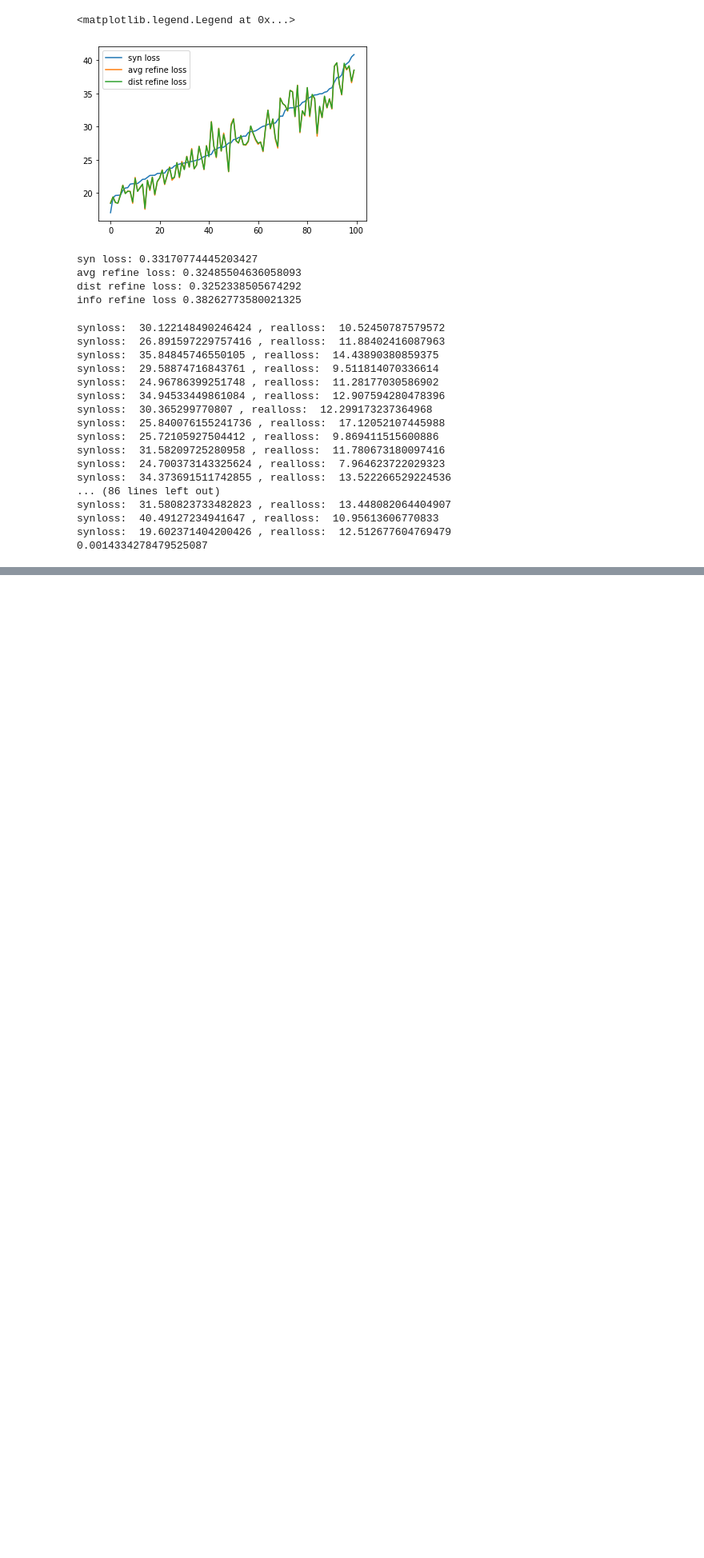
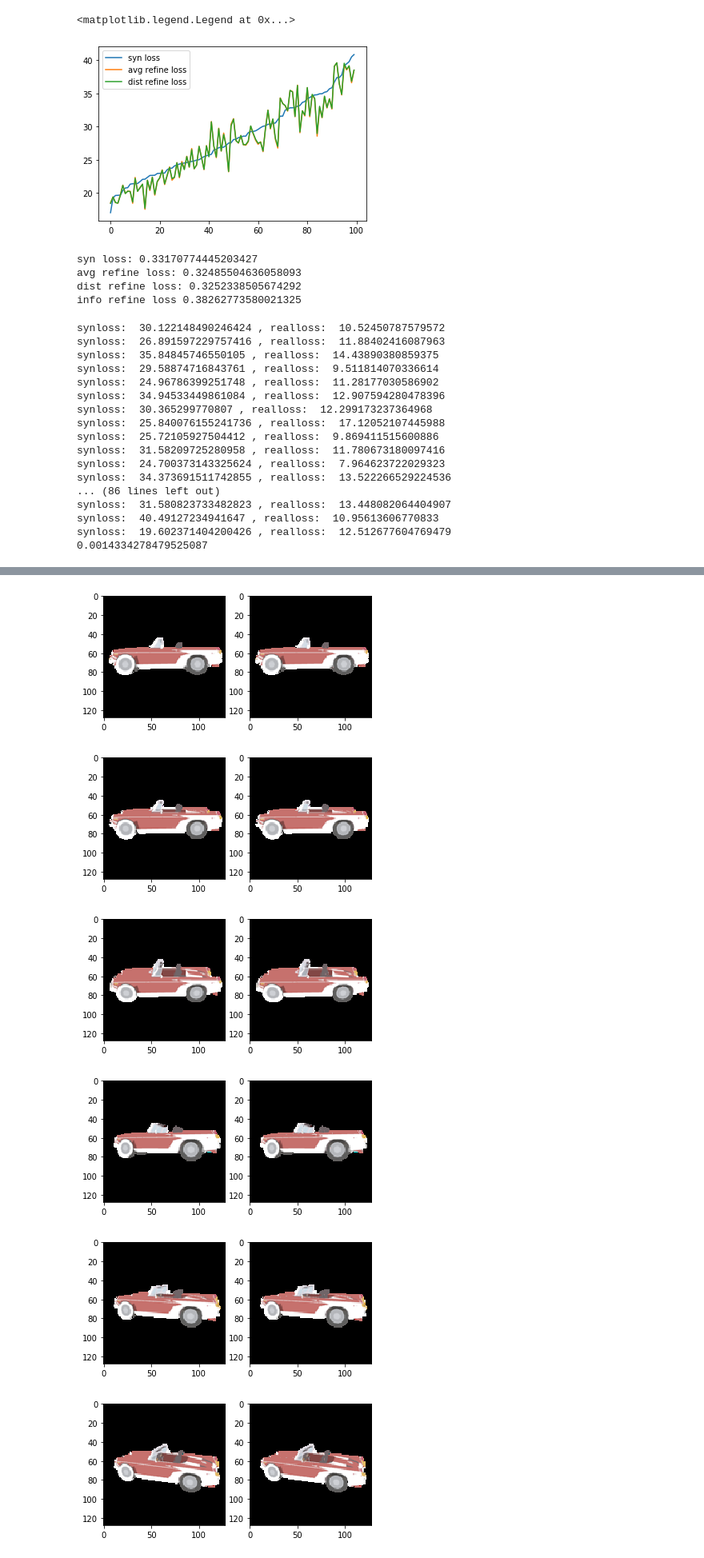
Before and after one commit to DanDoge/FYP, a Jupyter notebook: rendering/2d3d_matching.ipynb, the cells around one changed output, grey strips where cells are left out. Shown at 80% size. Cells and saved outputs as stored; diff of their text form; code cells hidden in the pictures; blank space fills up the shorter version.

```diff
--- a/rendering/2d3d_matching.ipynb
+++ b/rendering/2d3d_matching.ipynb
@@ -117,7 +116,7 @@ for idx, model in enumerate(model_list):
             '''
     refine_loss[idx] /= 54
     print("synloss: ", syn_loss[idx], ", refinedloss: ", refine_loss[idx])
-    if idx >= 1000:
+    if idx >= 100:
         break
 
 print(np.mean(refine_loss) / 256. * 3)
@@ -397,0 +458,17 @@ synloss:  19.602371404200426 , realloss:  12.512677604769479
+# %%
+vsmat = np.zeros(shape=[10, 3, 3, 18, 18])
+for model_idx in range(10):
+    file = pickle.load(open(root_path + 'vs_mat_' + str(model_idx), 'rb'))
+    for log in file:
+        #print(log)
+        src_file = log[0][0]
+        tgt_file = log[1][0]
+        src_az = int(src_file.split('_')[-4])
+        src_el = int(src_file.split('_')[-2])
+        tgt_az = int(tgt_file.split('_')[-4])
+        tgt_el = int(tgt_file.split('_')[-2])
+        loss = log[2].item()
+        #print(src_az, src_el, tgt_az, tgt_el, loss)
+        vsmat[model_idx, int(src_el / 10), int(tgt_el / 10), int(src_az / 20), int(tgt_az / 20)] += loss
+
+vsmat = np.sum(vsmat, axis=(0, 1, 3)) / 54
@@ -397,0 +490,46 @@ synloss:  19.602371404200426 , realloss:  12.512677604769479
+# %%
+model_path = "C:\\Users\\AndrewHuang\\Documents\\GitHub\\02958343\\02958343"
+for idx, model in enumerate(model_list):
+    #print(model)
+    #break
+    os.system("blender --background --python 3dloc_2dcoor.py -- --views 18 " + os.path.join(model_path, model, "model.obj"))
+    with open("./vertex2pixel", "rb") as f:
+        vertex2pixel = pickle.load(f)
+    with open("./pixel2vertex", "rb") as f:
+        pixel2vertex = pickle.load(f)
+    vertex2color = OrderedDict()
+    for az in range(18):
+        for el in range(3):
+            real_img_path = "C:\\tmp\\test\\" + model + "\\" + model + "_az_" + str(az * 20) + "_el_" + str(el * 10) + "_albedo.png0001.png"
+            syn_img_path = "./rotate/rotate/" + str(idx * 1000 + az * 10 + el) + ".0.jpg"
+            synimg = np.array(Image.open(syn_img_path))
+            realimg = np.array(Image.open(real_img_path).convert("RGB"))
+            for i in range(128):
+                for j in range(128):
+                    if pixel2vertex[az, el, i, j, 0] != 1234567.0:
+                        if not repr(pixel2vertex[az, el, i, j, 1:]) in vertex2color:
+                            vertex2color[repr(pixel2vertex[az, el, i, j, 1:])] = []
+                        vertex2color[repr(pixel2vertex[az, el, i, j, 1:])].append(realimg[i, j])
+    for az in range(18):
+        for el in range(3):
+            real_img_path = "C:\\tmp\\test\\" + model + "\\" + model + "_az_" + str(az * 20) + "_el_" + str(el * 10) + "_albedo.png0001.png"
+            realimg = np.array(Image.open(real_img_path).convert("RGB"))
+
+            synimg_refined = np.copy(realimg)
+            for i in range(128):
+                for j in range(128):
+                    if pixel2vertex[az, el, i, j, 0] != 1234567.0:
+                        candidate_pixel = np.mean(vertex2color[repr(pixel2vertex[az, el, i, j, 1:])], axis=0)
+                        synimg_refined[i, j] = candidate_pixel
+            fig, axs = plt.subplots(1, 2)
+            axs[0].imshow(realimg)
+            axs[1].imshow(synimg_refined)
+    if idx >= 0:
+        break
+# %% [output]
+[figure, added]
+[figure, added]
+[figure, added]
+[figure, added]
+[figure, added]
+[figure, added]
```
Also changed, not shown: parts of 8 cells of this notebook, 3 other files.
